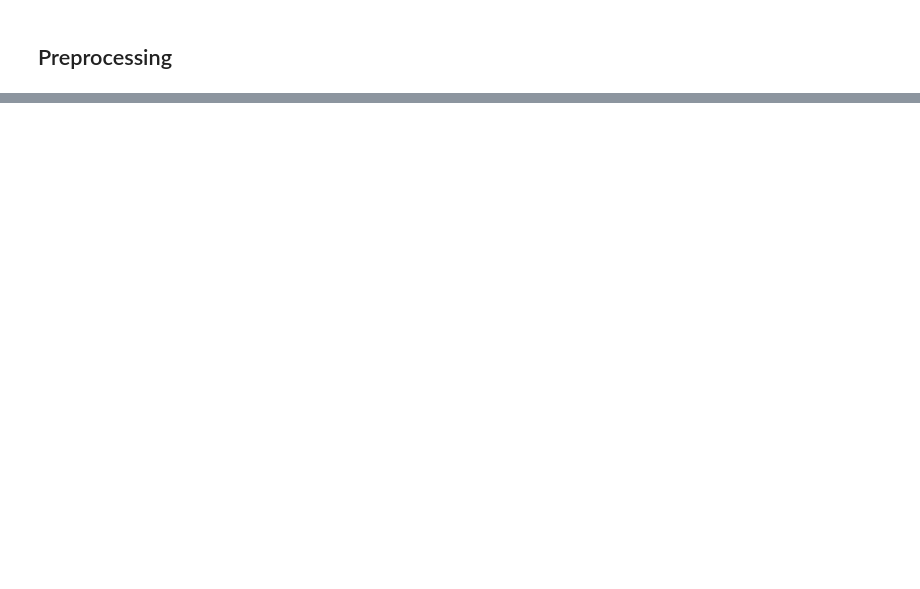
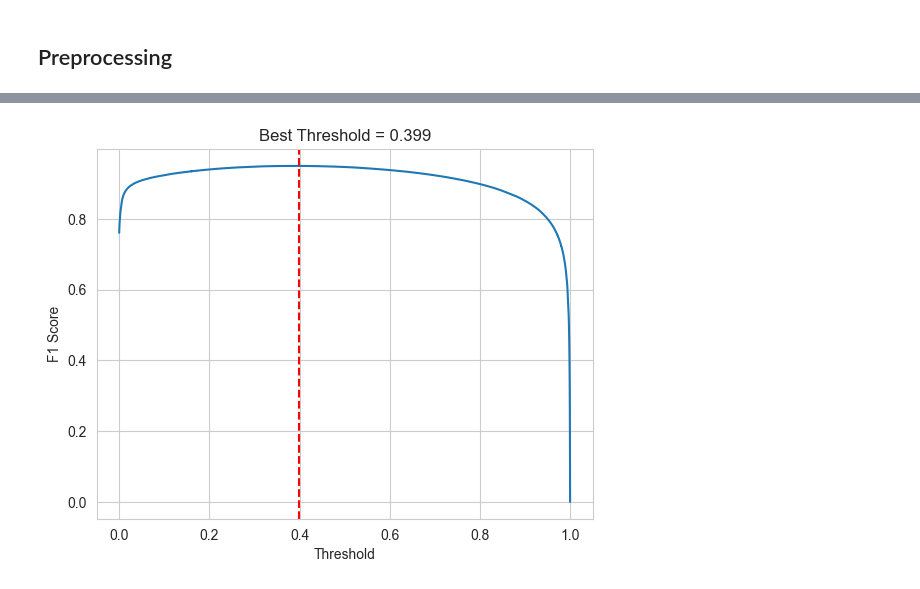
Before and after one commit to lucthiery/IDSP, a Jupyter notebook: 1_BotArtist.ipynb, the cells around one changed output, grey strips where cells are left out. Drawn from its saved outputs; the diff is of its cells as text; code cells hidden in the pictures; blank space fills up the shorter version.

```diff
--- a/1_BotArtist.ipynb
+++ b/1_BotArtist.ipynb
@@ -260,2 +337,4 @@ Categorical columns found: ['uid', 'label']
 # %% [markdown]
 ## Preprocessing
+# %%
+df = original
@@ -261,0 +414,8 @@ Categorical columns found: ['uid', 'label']
+# %%
+X_train, X_test, y_train, y_test = train_test_split(
+    X, y, test_size=0.1, stratify=y, random_state=42
+)
+
+# Confirm index consistency
+print("Train index name:", X_train.index.name)
+print(f"Train: {X_train.shape}, Test: {X_test.shape}")
@@ -261,0 +429,11 @@ Categorical columns found: ['uid', 'label']
+# %%
+clf = HistGradientBoostingClassifier(
+    max_depth=6,
+    learning_rate=0.05,
+    max_iter=500,
+    random_state=42
+)
+
+# handle imbalance with sample weights
+w_train = compute_sample_weight(class_weight="balanced", y=y_train)
+clf.fit(X_train, y_train, sample_weight=w_train)
@@ -261,0 +445,3 @@ Categorical columns found: ['uid', 'label']
+# %%
+p_test_hgb = clf.predict_proba(X_test)[:, 1]
+metrics_hgb = evaluate_model(y_test, p_test_hgb)
@@ -261,0 +466,4 @@ Categorical columns found: ['uid', 'label']
+# %%
+plot_threshold(metrics_hgb["thr"], metrics_hgb["best_thr"], metrics_hgb["f1s"])
+# %% [output]
+[figure, added]
```
Also changed, not shown: parts of 33 cells of this notebook, 3 other files.
